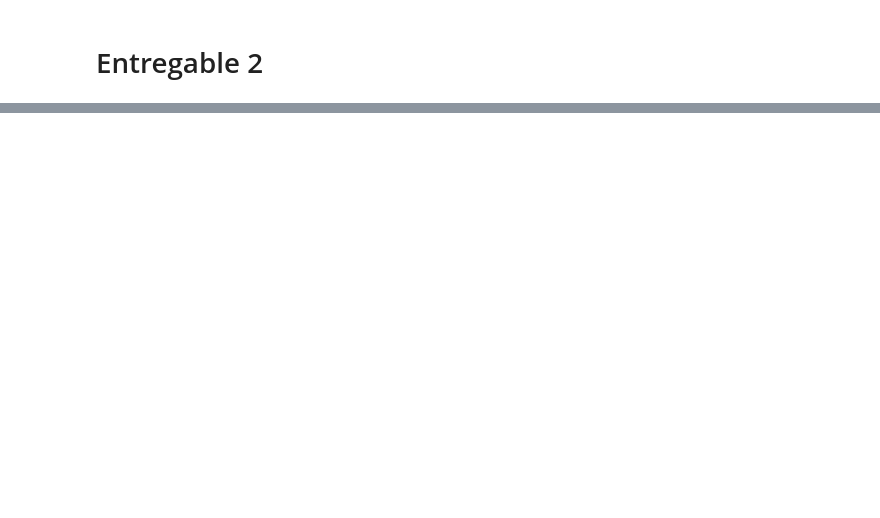
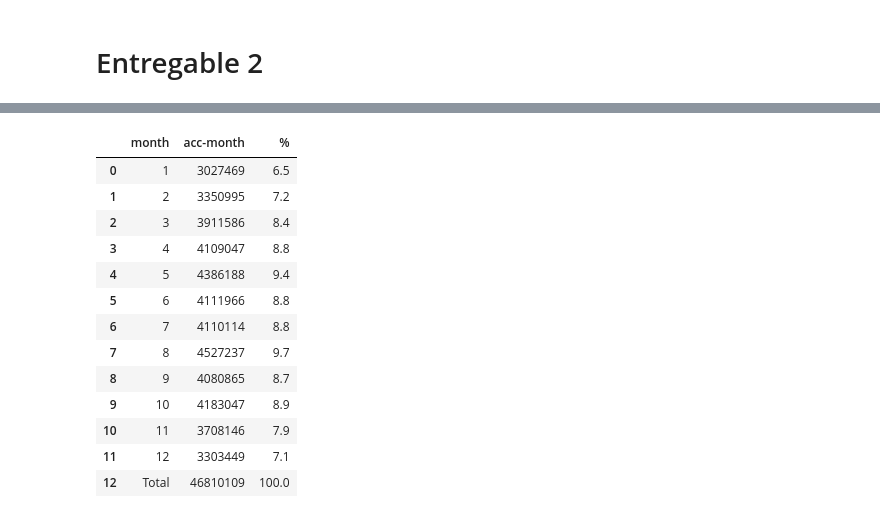
Before and after one commit to ekocian/mentoria-transporte-urbano-g1, a Jupyter notebook: entregable_2.ipynb, the cells around one changed output, grey strips where cells are left out. Drawn from its saved outputs; the diff is of its cells as text; code cells hidden in the pictures; blank space fills up the shorter version.

```diff
--- a/entregable_2.ipynb
+++ b/entregable_2.ipynb
@@ -13,0 +22,3 @@ import matplotlib.ticker as ticker
+# %%
+# [datescards] two dimensional list (keys: card_id - value: list of dates used)
+datescards = []
@@ -95,0 +319,35 @@ KeyboardInterrupt:
+# %%
+# read outlist from csv
+with open("processed-data/numtickets.csv", 'r') as file:
+    csv_reader = csv.reader(file, delimiter=',')
+    numtickets = list(csv_reader)
+
+# map to int
+numtickets = [[int(num) for num in sub[:2]] for sub in numtickets[1:]]
+
+# copy list
+numtickets_total_m = numtickets.copy()
+
+# add total count
+numtickets_total_m.append(['Total', sum([item[1] for item in numtickets])])
+
+# add %
+for row in numtickets_total_m:
+    row.append(100 * row[1]/numtickets_total_m[-1][1])
+
+pd.DataFrame(numtickets_total_m, columns=['month','acc-month','%']).round(1)
+# %% [output]
+|  | month | acc-month | % |
+| 0 | 1 | 3027469 | 6.5 |
+| 1 | 2 | 3350995 | 7.2 |
+| 2 | 3 | 3911586 | 8.4 |
+| 3 | 4 | 4109047 | 8.8 |
+| 4 | 5 | 4386188 | 9.4 |
+| 5 | 6 | 4111966 | 8.8 |
+| 6 | 7 | 4110114 | 8.8 |
+| 7 | 8 | 4527237 | 9.7 |
+| 8 | 9 | 4080865 | 8.7 |
+| 9 | 10 | 4183047 | 8.9 |
+| 10 | 11 | 3708146 | 7.9 |
+| 11 | 12 | 3303449 | 7.1 |
+| 12 | Total | 46810109 | 100.0 |
```
Also changed, not shown: parts of 32 cells of this notebook, 5 other files.
